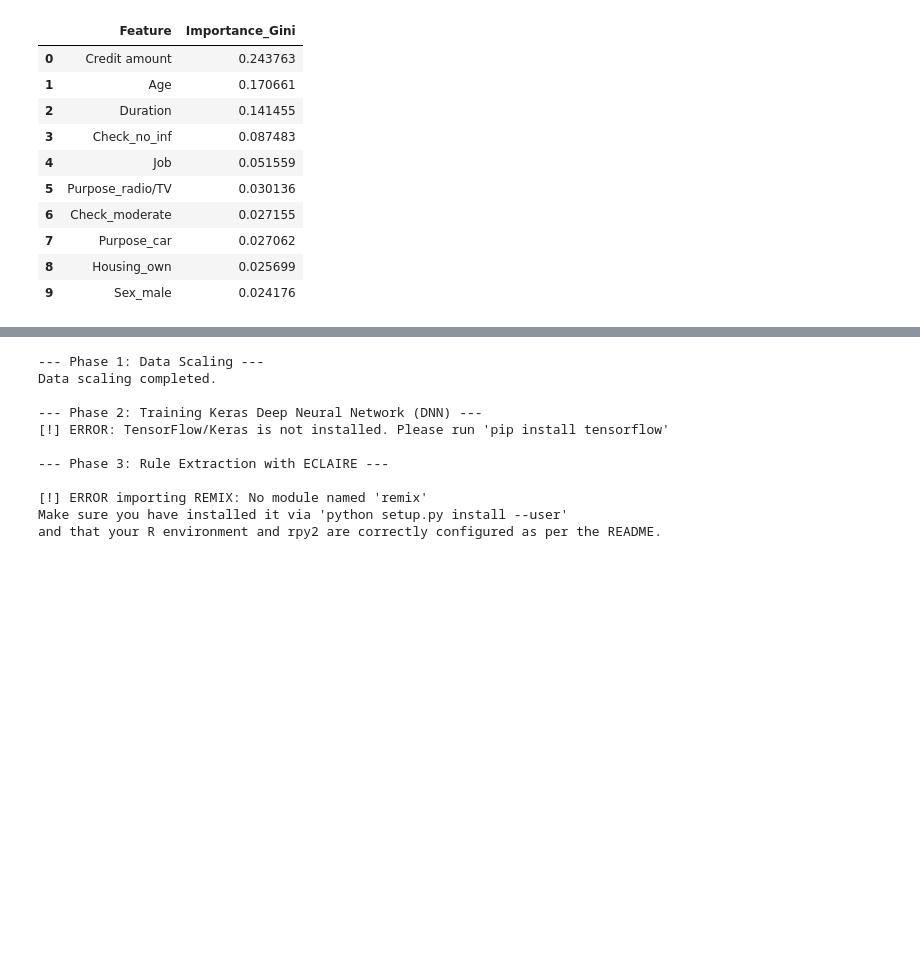
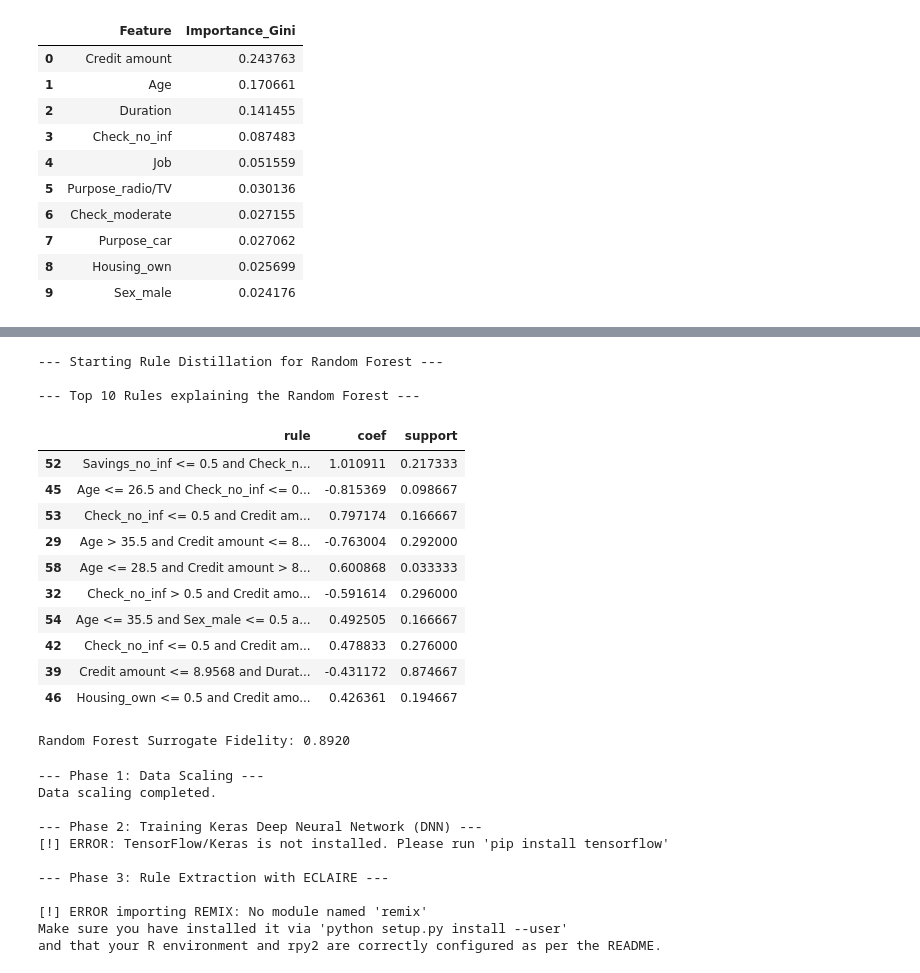
Before and after one commit to hugogs7/TXAI, a Jupyter notebook: predicting-credit-risk-model-pipeline-763ef1.ipynb, the cells around one changed output, grey strips where cells are left out. Saved outputs shown, nothing was run; the diff lists cells and outputs as text; code cells hidden in the pictures; blank space fills up the shorter version.

```diff
--- a/predicting-credit-risk-model-pipeline-763ef1.ipynb
+++ b/predicting-credit-risk-model-pipeline-763ef1.ipynb
@@ -840,4 +864,47 @@ Surrogate Model Fidelity: 0.8280
 (A high percentage means RuleFit accurately mimics XGBoost's decisions)
+# %%
+print("--- Starting Rule Distillation for Random Forest ---")
+
+# 1. Use the Random Forest predictions as the new Target (y)
+y_train_rf_blackbox = rf.predict(X_train)
+
+# 2. Initialize a new RuleFit model (The Surrogate)
+rulefit_rf_surrogate = RuleFitClassifier(max_rules=50, tree_size=3, random_state=seed)
+
+# 3. Train RuleFit to mimic the Random Forest's behavior
+rulefit_rf_surrogate.fit(X_train, y_train_rf_blackbox, feature_names=feature_names)
+
+# 4. Extract, clean, and sort the rules that explain the Random Forest
+rules_df_rf = rulefit_rf_surrogate._get_rules()
+extracted_rf = rules_df_rf[rules_df_rf['type'] == 'rule'].copy()
+extracted_rf['importance'] = extracted_rf['coef'].abs()
+top_rules_rf = extracted_rf.sort_values(by='importance', ascending=False)
+
+print("\n--- Top 10 Rules explaining the Random Forest ---")
+display(top_rules_rf[['rule', 'coef', 'support']].head(10))
+
+# 5. Calculate the Fidelity of the Random Forest Surrogate
+y_pred_rf_surrogate = rulefit_rf_surrogate.predict(X_test)
+y_pred_rf_test = rf.predict(X_test)
+
+fidelity_rf = accuracy_score(y_pred_rf_test, y_pred_rf_surrogate)
+print(f"\nRandom Forest Surrogate Fidelity: {fidelity_rf:.4f}")
+# %% [output]
+--- Starting Rule Distillation for Random Forest ---
+
+--- Top 10 Rules explaining the Random Forest ---
+|  | rule | coef | support |
+| 52 | Savings_no_inf <= 0.5 and Check_n... | 1.010911 | 0.217333 |
+| 45 | Age <= 26.5 and Check_no_inf <= 0... | -0.815369 | 0.098667 |
+| 53 | Check_no_inf <= 0.5 and Credit am... | 0.797174 | 0.166667 |
+| 29 | Age > 35.5 and Credit amount <= 8... | -0.763004 | 0.292000 |
+| 58 | Age <= 28.5 and Credit amount > 8... | 0.600868 | 0.033333 |
+| 32 | Check_no_inf > 0.5 and Credit amo... | -0.591614 | 0.296000 |
+| 54 | Age <= 35.5 and Sex_male <= 0.5 a... | 0.492505 | 0.166667 |
+| 42 | Check_no_inf <= 0.5 and Credit am... | 0.478833 | 0.276000 |
+| 39 | Credit amount <= 8.9568 and Durat... | -0.431172 | 0.874667 |
+| 46 | Housing_own <= 0.5 and Credit amo... | 0.426361 | 0.194667 |
+Random Forest Surrogate Fidelity: 0.8920
 # %%
 import numpy as np
 from sklearn.preprocessing import StandardScaler
```
Also changed, not shown: parts of 5 cells of this notebook.
